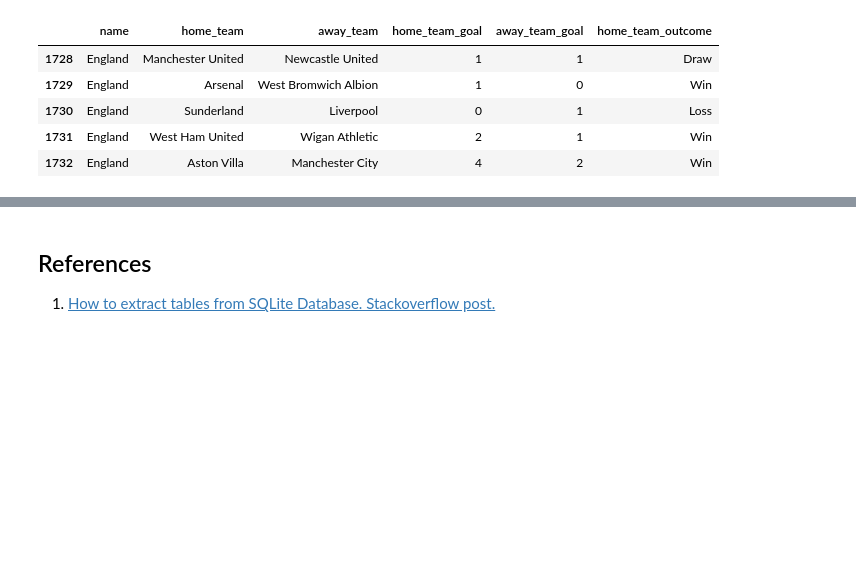
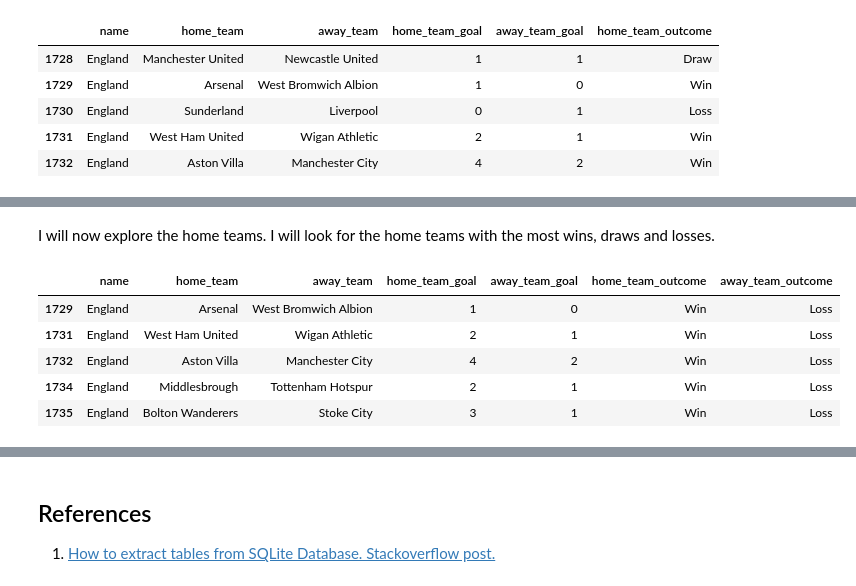
Before and after one commit to Emekadavid/european_soccer, a Jupyter notebook: notebook.ipynb, the cells around one changed output, grey strips where cells are left out. Saved outputs shown, nothing was run; the diff lists cells and outputs as text; code cells hidden in the pictures; blank space fills up the shorter version.

```diff
--- a/notebook.ipynb
+++ b/notebook.ipynb
@@ -862,3 +865,15 @@ english_matches_filtered.head()
 | 1730 | England | Sunderland | Liverpool | 0 | 1 | Loss | Win |
 | 1731 | England | West Ham United | Wigan Athletic | 2 | 1 | Win | Loss |
 | 1732 | England | Aston Villa | Manchester City | 4 | 2 | Win | Loss |
+# %% [markdown]
+I will now explore the home teams. I will look for the home teams with the most wins, draws and losses.
+# %%
+english_hometeam_win = english_matches_filtered[english_matches_filtered['home_team_outcome'] == "Win"]
+english_hometeam_win.head()
+# %% [output]
+|  | name | home_team | away_team | home_team_goal | away_team_goal | home_team_outcome | away_team_outcome |
+| 1729 | England | Arsenal | West Bromwich Albion | 1 | 0 | Win | Loss |
+| 1731 | England | West Ham United | Wigan Athletic | 2 | 1 | Win | Loss |
+| 1732 | England | Aston Villa | Manchester City | 4 | 2 | Win | Loss |
+| 1734 | England | Middlesbrough | Tottenham Hotspur | 2 | 1 | Win | Loss |
+| 1735 | England | Bolton Wanderers | Stoke City | 3 | 1 | Win | Loss |
```
Also changed, not shown: parts of 26 cells of this notebook, 3 other files.
